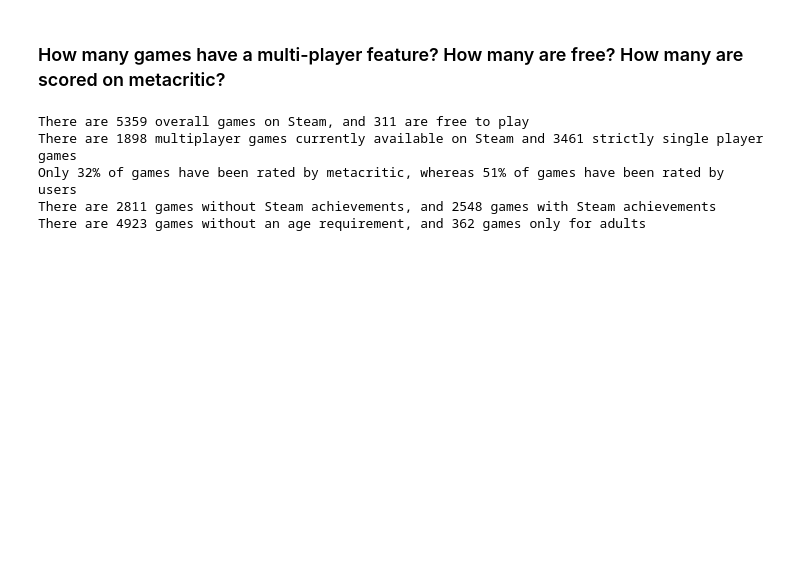
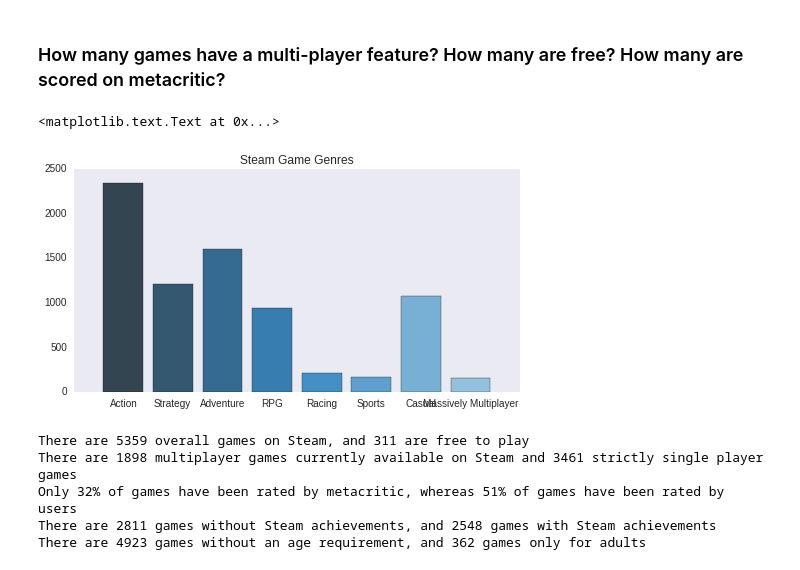
Before and after one commit to mjhines/LookingForPlayers, a Jupyter notebook: Steam_Games_Analysis.ipynb, the cells around one changed output. Saved outputs shown, nothing was run; the diff lists cells and outputs as text; code cells hidden in the pictures; blank space fills up the shorter version.

```diff
--- a/Steam_Games_Analysis.ipynb
+++ b/Steam_Games_Analysis.ipynb
@@ -47,6 +47,24 @@ for mtype in multiTypes:
 
 invalidGameIDs = gameData[gameData['multi'] == 2].index
 gameData = gameData[gameData['multi'] != 2]
+# %%
+genreList = ['Action','Strategy','Adventure','RPG','Racing','Sports','Casual','Massively Multiplayer']
+
+gameData.ix[(gameData['genres'].str.contains('Single-player')==True),'multi'] = 0
+
+genreCnt = []
+for genre in genreList:
+    genreCnt.append(len(gameData.ix[(gameData['genres'].str.contains(genre)==True)])) # check for multi-player
+
+cmap = sns.color_palette("Blues_d", 8)
+
+plt.figure(figsize=(8,4),edgecolor='k',facecolor ='w');
+plt.bar(range(len(genreList)), genreCnt, color=cmap,align='center')
+plt.xticks(range(len(genreList)),genreList)
+plt.title('Steam Game Genres')
+# %% [output]
+<matplotlib.text.Text at 0x...>
+[figure, added]
 # %%
 nGames = len(gameData)
 nFreeGames = len(gameData[gameData['is_free'] == True])
```
Also changed, not shown: parts of 1 cell of this notebook, 4 other files.
